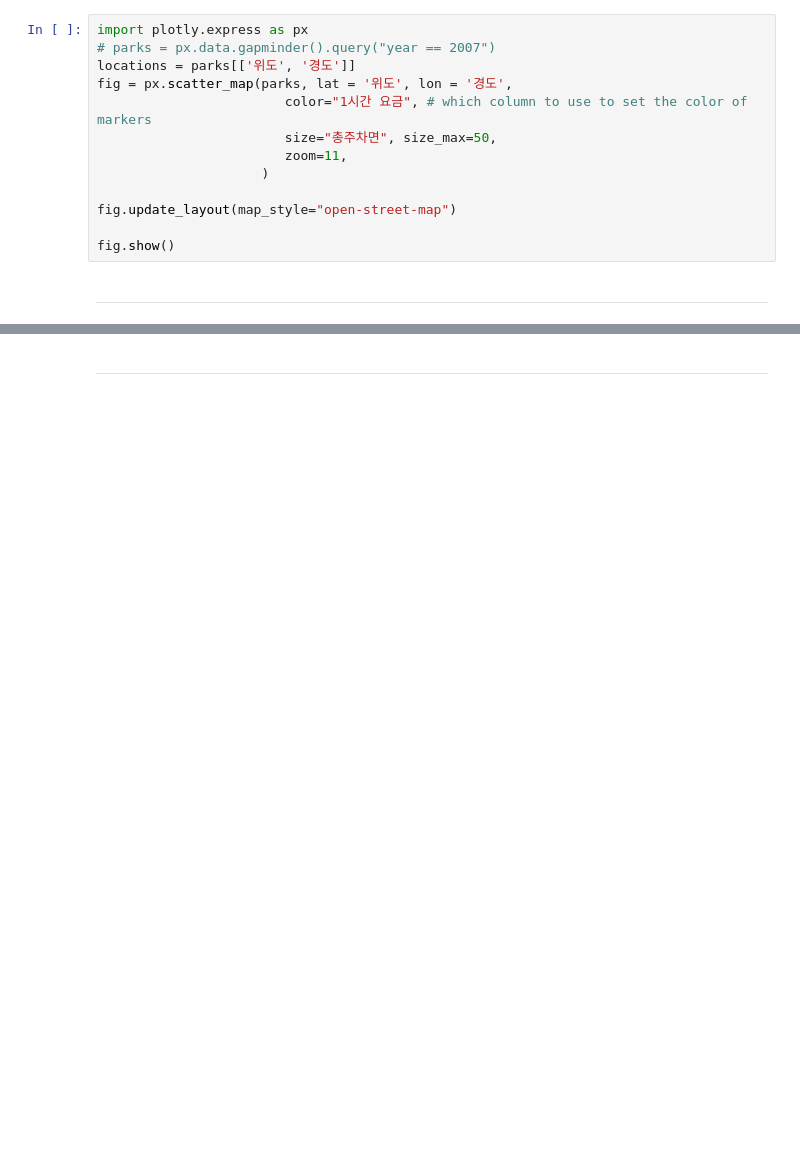
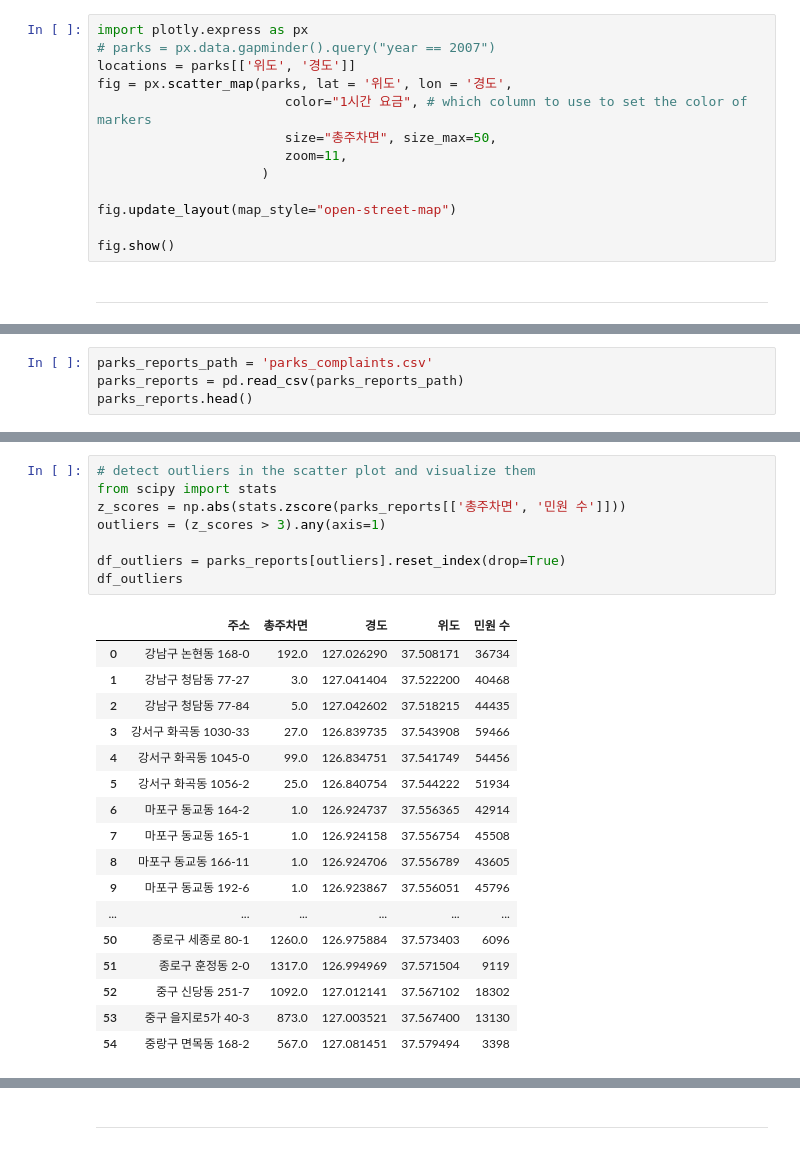
Before and after one commit to vxlmlxv/20251R0136COSE47101, a Jupyter notebook: visualization.ipynb, the cells around one changed output, grey strips where cells are left out. Saved outputs shown, nothing was run; the diff lists cells and outputs as text; blank space fills up the shorter version.

```diff
--- a/visualization.ipynb
+++ b/visualization.ipynb
@@ -189,0 +94,4 @@ geo_df = gpd.read_file(reports_path)
+# %%
+parks_reports_path = 'parks_complaints.csv'
+parks_reports = pd.read_csv(parks_reports_path)
+parks_reports.head()
@@ -189,0 +130,26 @@ geo_df = gpd.read_file(reports_path)
+# %%
+# detect outliers in the scatter plot and visualize them
+from scipy import stats
+z_scores = np.abs(stats.zscore(parks_reports[['총주차면', '민원 수']]))
+outliers = (z_scores > 3).any(axis=1)
+
+df_outliers = parks_reports[outliers].reset_index(drop=True)
+df_outliers
+# %% [output]
+|  | 주소 | 총주차면 | 경도 | 위도 | 민원 수 |
+| 0 | 강남구 논현동 168-0 | 192.0 | 127.026290 | 37.508171 | 36734 |
+| 1 | 강남구 청담동 77-27 | 3.0 | 127.041404 | 37.522200 | 40468 |
+| 2 | 강남구 청담동 77-84 | 5.0 | 127.042602 | 37.518215 | 44435 |
+| 3 | 강서구 화곡동 1030-33 | 27.0 | 126.839735 | 37.543908 | 59466 |
+| 4 | 강서구 화곡동 1045-0 | 99.0 | 126.834751 | 37.541749 | 54456 |
+| 5 | 강서구 화곡동 1056-2 | 25.0 | 126.840754 | 37.544222 | 51934 |
+| 6 | 마포구 동교동 164-2 | 1.0 | 126.924737 | 37.556365 | 42914 |
+| 7 | 마포구 동교동 165-1 | 1.0 | 126.924158 | 37.556754 | 45508 |
+| 8 | 마포구 동교동 166-11 | 1.0 | 126.924706 | 37.556789 | 43605 |
+| 9 | 마포구 동교동 192-6 | 1.0 | 126.923867 | 37.556051 | 45796 |
+| ... | ... | ... | ... | ... | ... |
+| 50 | 종로구 세종로 80-1 | 1260.0 | 126.975884 | 37.573403 | 6096 |
+| 51 | 종로구 훈정동 2-0 | 1317.0 | 126.994969 | 37.571504 | 9119 |
+| 52 | 중구 신당동 251-7 | 1092.0 | 127.012141 | 37.567102 | 18302 |
+| 53 | 중구 을지로5가 40-3 | 873.0 | 127.003521 | 37.567400 | 13130 |
+| 54 | 중랑구 면목동 168-2 | 567.0 | 127.081451 | 37.579494 | 3398 |
```
Also changed, not shown: parts of 16 cells of this notebook, 2 other files.
